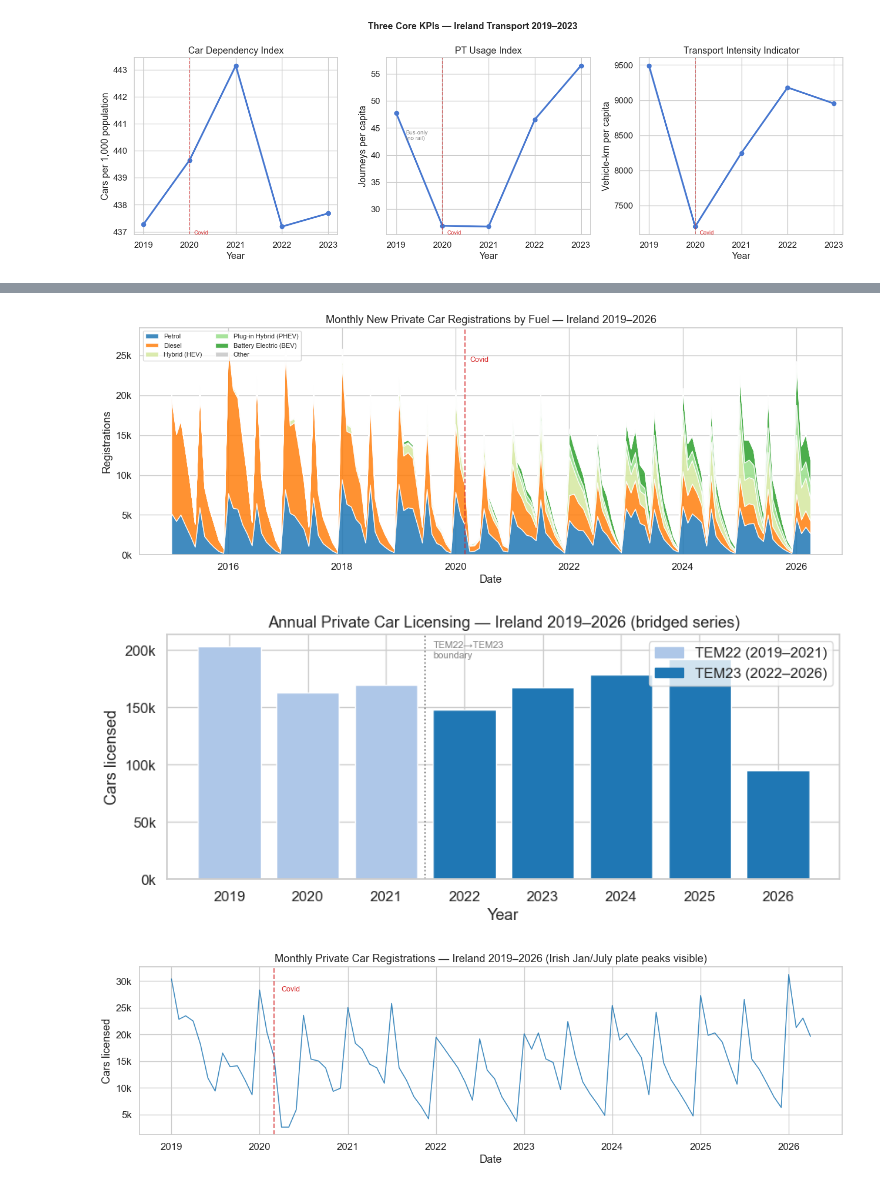
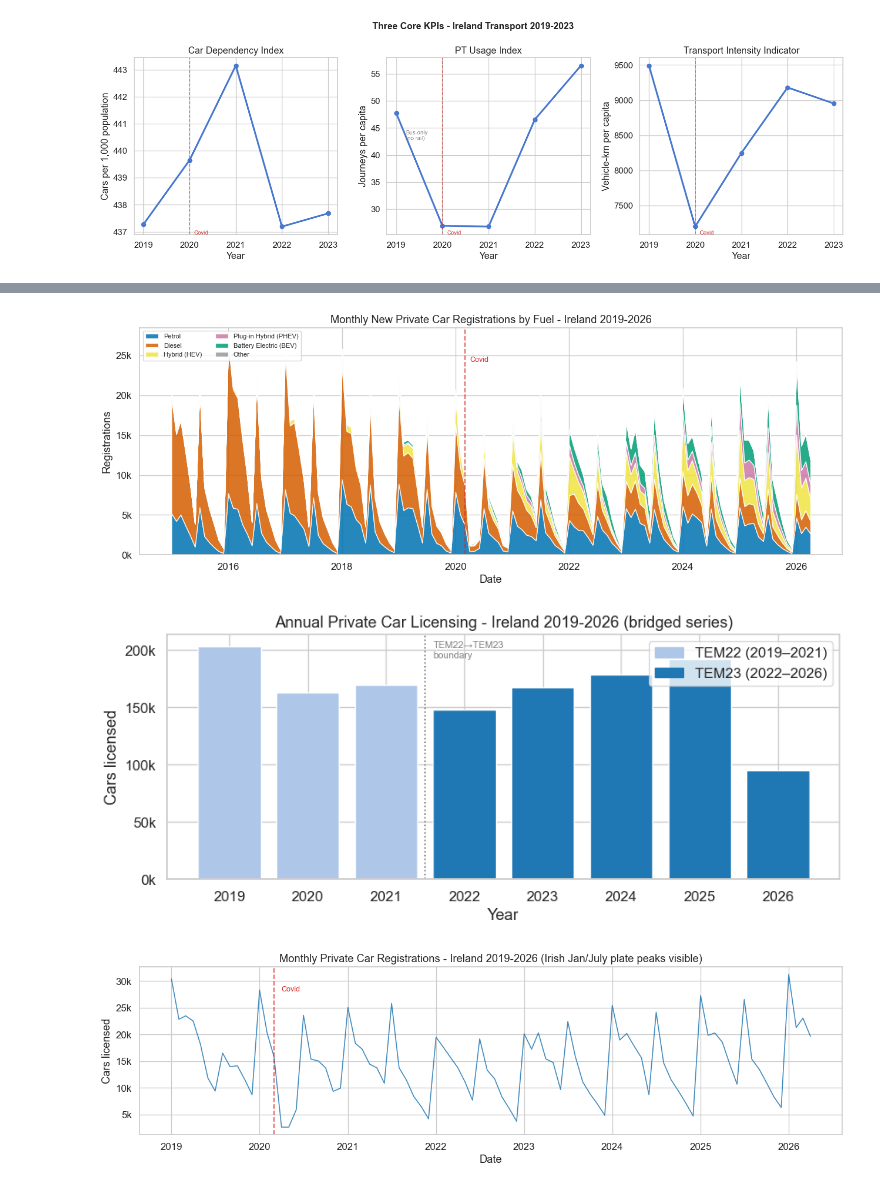
Before and after one commit to srb1024/IE_TRANSPORTs_DECARBONISATION_TRACKER, a Jupyter notebook: notebooks/02_descriptive_analytics.ipynb, the cells around one changed output, grey strips where cells are left out. Drawn from its saved outputs; the diff is of its cells as text; code cells hidden in the pictures.

```diff
--- a/notebooks/02_descriptive_analytics.ipynb
+++ b/notebooks/02_descriptive_analytics.ipynb
@@ -183,24 +187,24 @@ plt.show()
 # %%
 monthly_pivot = (fuel_mon.groupby(["Date","fuel_group"])["new_private_cars"]
                  .sum().unstack(fill_value=0))
 col_order = ["Petrol","Diesel","Hybrid (HEV)","Plug-in Hybrid (PHEV)","Battery Electric (BEV)","Other"]
 col_order = [c for c in col_order if c in monthly_pivot.columns]
-palette_list = ["#1f77b4","#ff7f0e","#d5e8a0","#98df8a","#2ca02c","#c7c7c7"]
+palette_list = ["#0072B2","#D55E00","#F0E442","#CC79A7","#009E73","#999999"]
 
 fig, ax = plt.subplots(figsize=(13, 5))
 ax.stackplot(monthly_pivot.index, [monthly_pivot[c] for c in col_order],
              labels=col_order, colors=palette_list[:len(col_order)], alpha=0.85)
 ax.axvline(pd.Timestamp("2020-03-01"), color=COVID_COLOR, linestyle="--", alpha=0.7)
 ax.text(pd.Timestamp("2020-04-01"), ax.get_ylim()[1]*0.85, "Covid", color=COVID_COLOR, fontsize=9)
-ax.set(title="Monthly New Private Car Registrations by Fuel — Ireland 2019–2026",
+ax.set(title="Monthly New Private Car Registrations by Fuel - Ireland 2019-2026",
        xlabel="Date", ylabel="Registrations")
 ax.yaxis.set_major_formatter(mticker.FuncFormatter(lambda x,_: f"{x/1000:.0f}k"))
 ax.legend(loc="upper left", fontsize=8, ncol=2)
 plt.tight_layout()
 plt.savefig(FIG_DIR / "07_monthly_fuel_area.png", dpi=150)
 plt.show()
 # %% [output]
-[figure, old version]
+[figure, new version]
 # %%
 colors = reg_ann["source_table"].map({"TEM22":"#aec7e8","TEM23":"#1f77b4"})
 fig, ax = plt.subplots(figsize=(9, 4))
@@ -209,7 +213,7 @@ bars = ax.bar(reg_ann["Year"], reg_ann["private_cars_licensed"],
 ax.axvline(2021.5, color="grey", linestyle=":", linewidth=1.2)
 ax.text(2021.6, reg_ann["private_cars_licensed"].max()*0.95,
         "TEM22→TEM23\nboundary", fontsize=8, color="grey")
-ax.set(title="Annual Private Car Licensing — Ireland 2019–2026 (bridged series)",
+ax.set(title="Annual Private Car Licensing - Ireland 2019-2026 (bridged series)",
        xlabel="Year", ylabel="Cars licensed")
 ax.yaxis.set_major_formatter(mticker.FuncFormatter(lambda x,_: f"{x/1000:.0f}k"))
 from matplotlib.patches import Patch
@@ -219,7 +223,7 @@ plt.tight_layout()
 plt.savefig(FIG_DIR / "08_car_reg_annual.png", dpi=150)
 plt.show()
 # %% [output]
-[figure, old version]
+[figure, new version]
 # %%
 fig, ax = plt.subplots(figsize=(13, 4))
 ax.plot(reg_mon["Date"], reg_mon["private_cars_licensed"],
```
Also changed, not shown: parts of 20 cells of this notebook, 54 other files.
